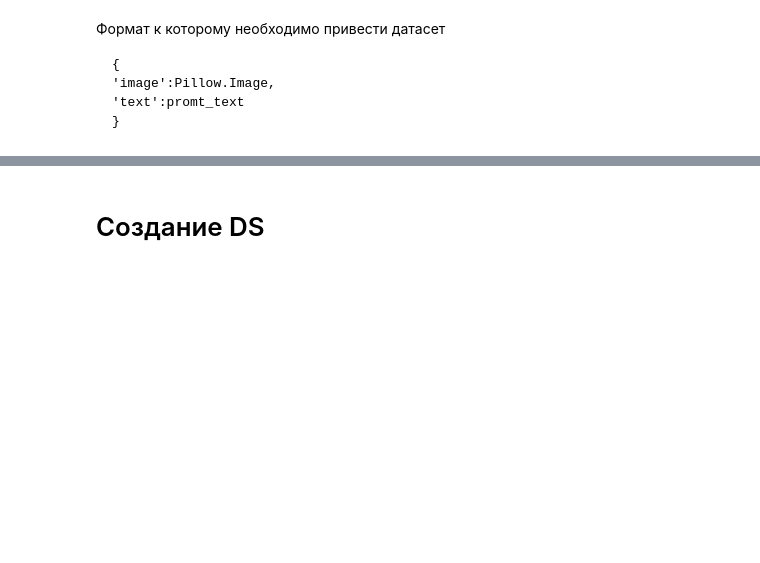
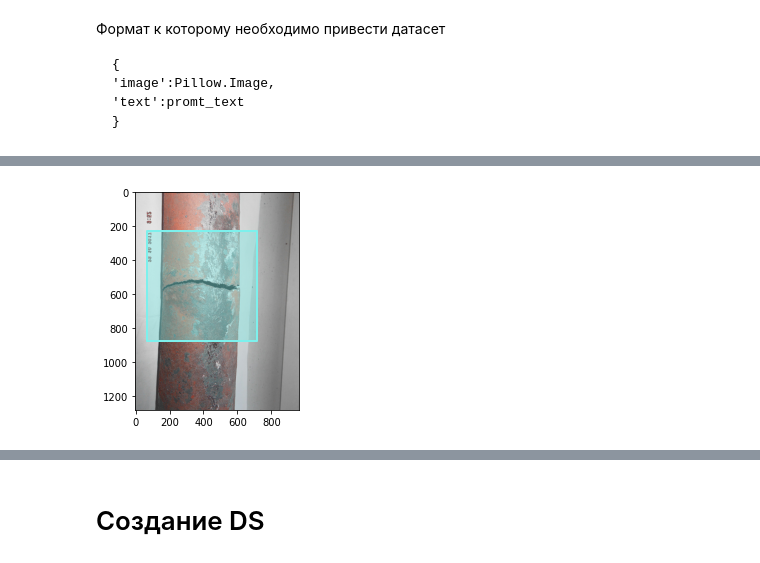
Before and after one commit to PitKoro/stablediffusion-finetune, a Jupyter notebook: notebooks/square_cropping.ipynb, the cells around one changed output, grey strips where cells are left out. Cells and saved outputs as stored; diff of their text form; code cells hidden in the pictures; blank space fills up the shorter version.

```diff
--- a/notebooks/square_cropping.ipynb
+++ b/notebooks/square_cropping.ipynb
@@ -243,0 +186,4 @@ anns = [{'id': 0, 'image_id': 0, 'category_id': 0, 'segmentation': [], 'bbox': [
+# %%
+anns[0]['bbox'] = square_bbox
+anns[0]['area'] = square_bbox[2]*square_bbox[3]
+anns
@@ -243,0 +261,4 @@ anns = [{'id': 0, 'image_id': 0, 'category_id': 0, 'segmentation': [], 'bbox': [
+# %%
+anns[0]['bbox'] = square_bbox_with_padding
+anns[0]['area'] = square_bbox_with_padding[2]*square_bbox_with_padding[3]
+anns
@@ -243,0 +274,5 @@ anns = [{'id': 0, 'image_id': 0, 'category_id': 0, 'segmentation': [], 'bbox': [
+# %%
+plt.imshow(im); plt.axis('on')
+coco.showAnns(anns, draw_bbox=True)
+# %% [output]
+[figure, added]
```
Also changed, not shown: parts of 70 cells of this notebook, 3 other files.
